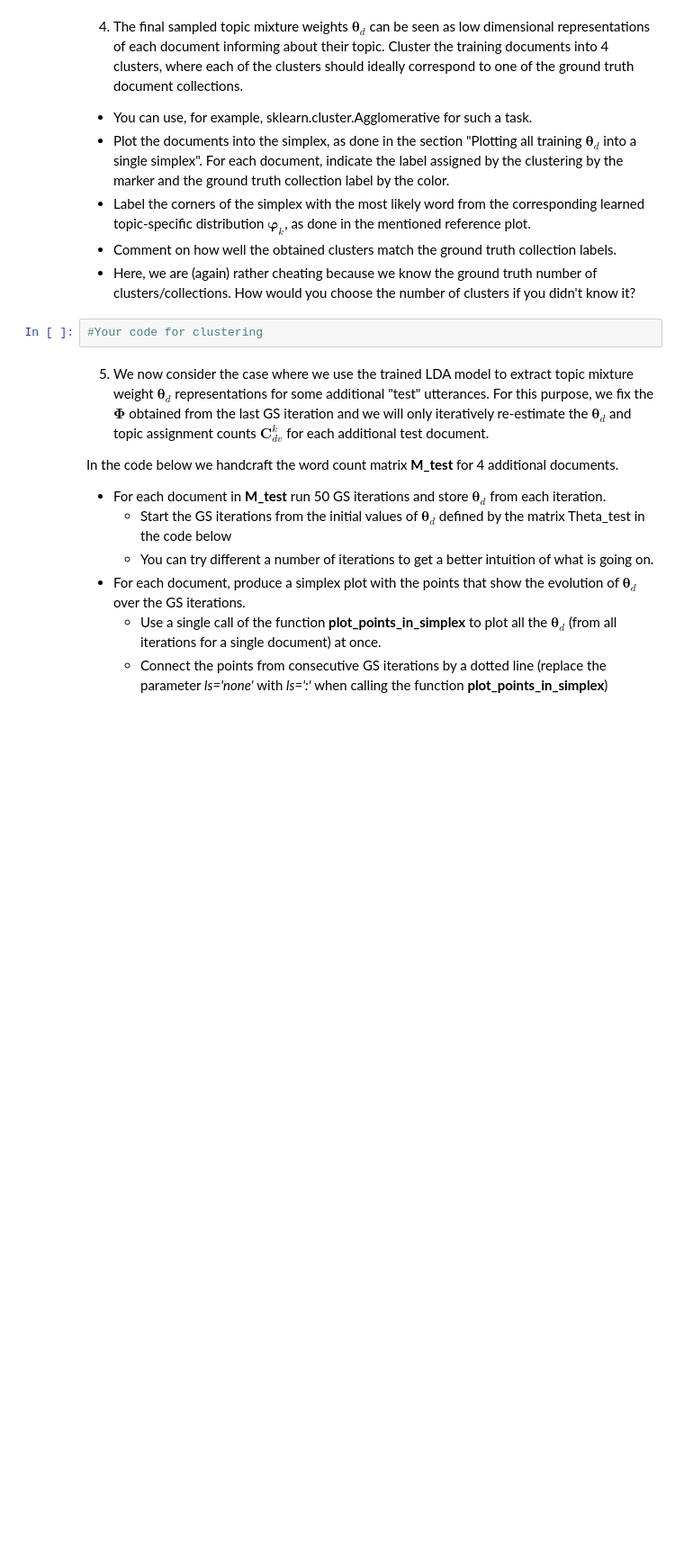
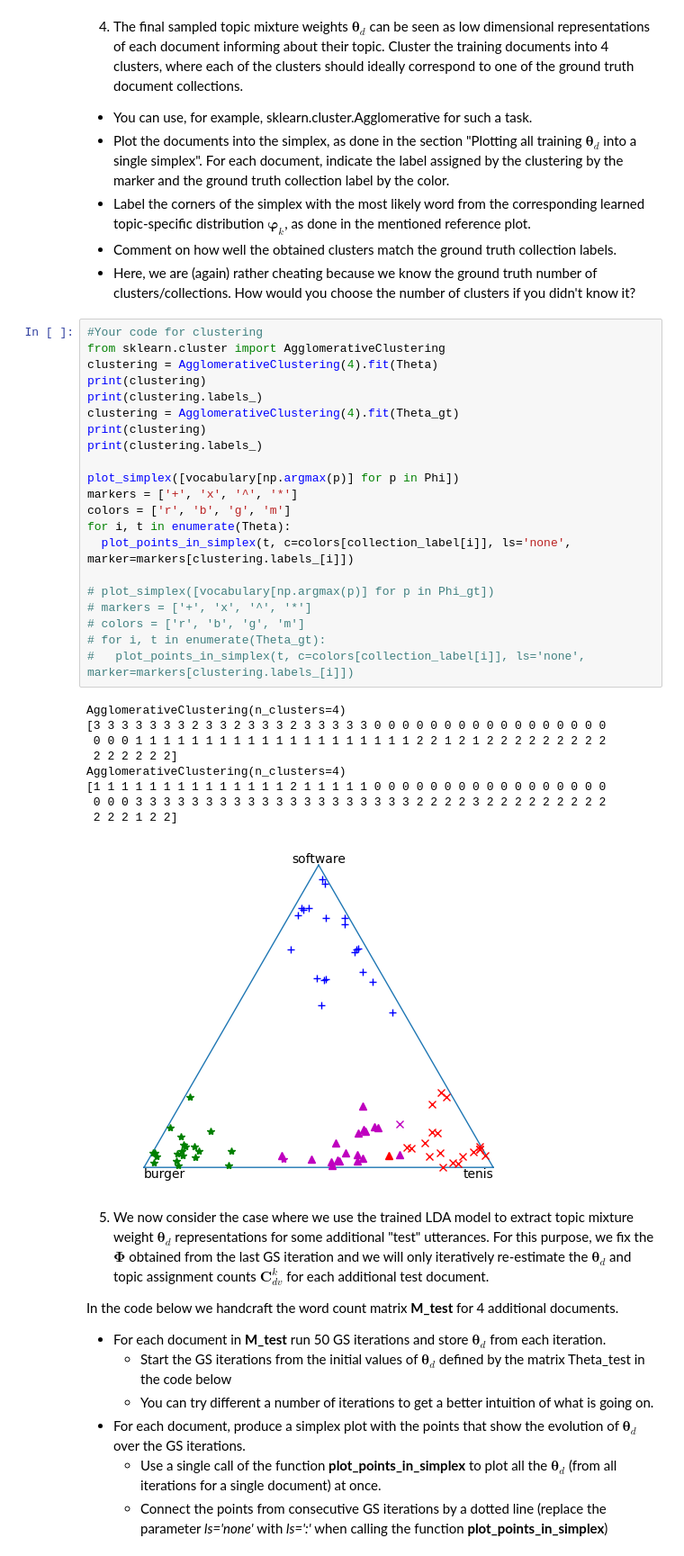
Before and after one commit to AlesKas/SchoolFIT, a Jupyter notebook: BAYa/Assignment2022.ipynb, the cells around one changed output. Shown at 90% size. Saved outputs shown, nothing was run; the diff lists cells and outputs as text; blank space fills up the shorter version.

```diff
--- a/BAYa/Assignment2022.ipynb
+++ b/BAYa/Assignment2022.ipynb
@@ -329,8 +329,37 @@ plot_topic_distributions(Phi, vocabulary)
  * Label the corners of the simplex with the most likely word from the corresponding learned topic-specific distribution $\boldsymbol{\varphi}_k$, as done in the mentioned reference plot.
  * Comment on how well the obtained clusters match the ground truth collection labels.
  * Here, we are (again) rather cheating because we know the ground truth number of clusters/collections. How would you choose the number of clusters if you didn't know it?
-# %%
-#Your code for clustering
+# %%
+#Your code for clustering
+from sklearn.cluster import AgglomerativeClustering
+clustering = AgglomerativeClustering(4).fit(Theta)
+print(clustering)
+print(clustering.labels_)
+clustering = AgglomerativeClustering(4).fit(Theta_gt)
+print(clustering)
+print(clustering.labels_)
+
+plot_simplex([vocabulary[np.argmax(p)] for p in Phi])
+markers = ['+', 'x', '^', '*']
+colors = ['r', 'b', 'g', 'm']
+for i, t in enumerate(Theta):
+  plot_points_in_simplex(t, c=colors[collection_label[i]], ls='none', marker=markers[clustering.labels_[i]])
+
+# plot_simplex([vocabulary[np.argmax(p)] for p in Phi_gt])
+# markers = ['+', 'x', '^', '*']
+# colors = ['r', 'b', 'g', 'm']
+# for i, t in enumerate(Theta_gt):
+#   plot_points_in_simplex(t, c=colors[collection_label[i]], ls='none', marker=markers[clustering.labels_[i]])
+# %% [output]
+AgglomerativeClustering(n_clusters=4)
+[3 3 3 3 3 3 3 2 3 3 2 3 3 3 2 3 3 3 3 3 0 0 0 0 0 0 0 0 0 0 0 0 0 0 0 0 0
+ 0 0 0 1 1 1 1 1 1 1 1 1 1 1 1 1 1 1 1 1 1 1 1 2 2 1 2 1 2 2 2 2 2 2 2 2 2
+ 2 2 2 2 2 2]
+AgglomerativeClustering(n_clusters=4)
+[1 1 1 1 1 1 1 1 1 1 1 1 1 1 2 1 1 1 1 1 0 0 0 0 0 0 0 0 0 0 0 0 0 0 0 0 0
+ 0 0 0 3 3 3 3 3 3 3 3 3 3 3 3 3 3 3 3 3 3 3 3 2 2 2 2 3 2 2 2 2 2 2 2 2 2
+ 2 2 2 1 2 2]
+[figure, added]
 # %% [markdown]
 5. We now consider the case where we use the trained LDA model to extract topic mixture weight ${\boldsymbol\theta}_d$ representations for some additional "test" utterances. For this purpose, we fix the $\boldsymbol{\Phi}$ obtained from the last GS iteration and we will only iteratively re-estimate the $\boldsymbol{\theta}_d$ and topic assignment counts $\boldsymbol{C}_{dv}^k$ for each additional test document.
 
```
Also changed, not shown: parts of 7 cells of this notebook.
